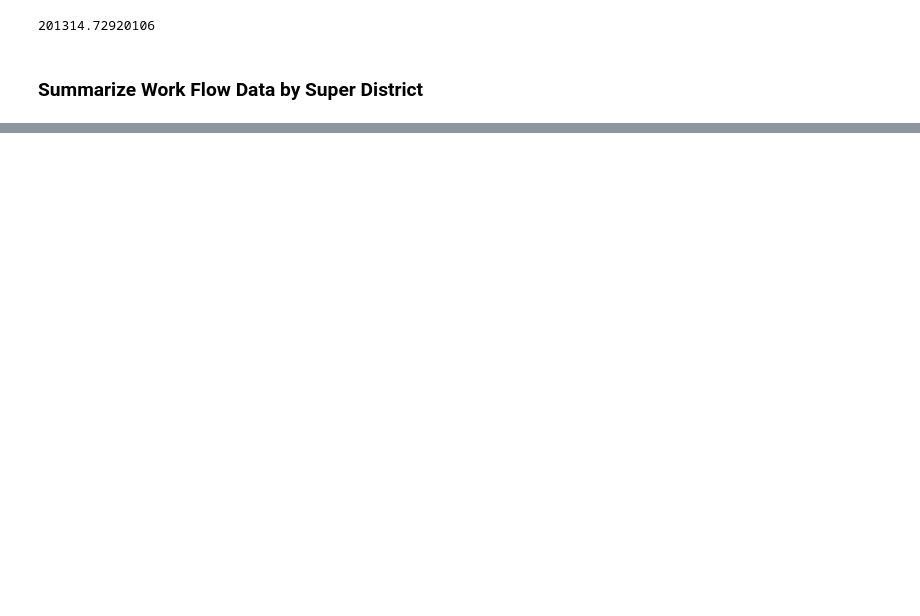
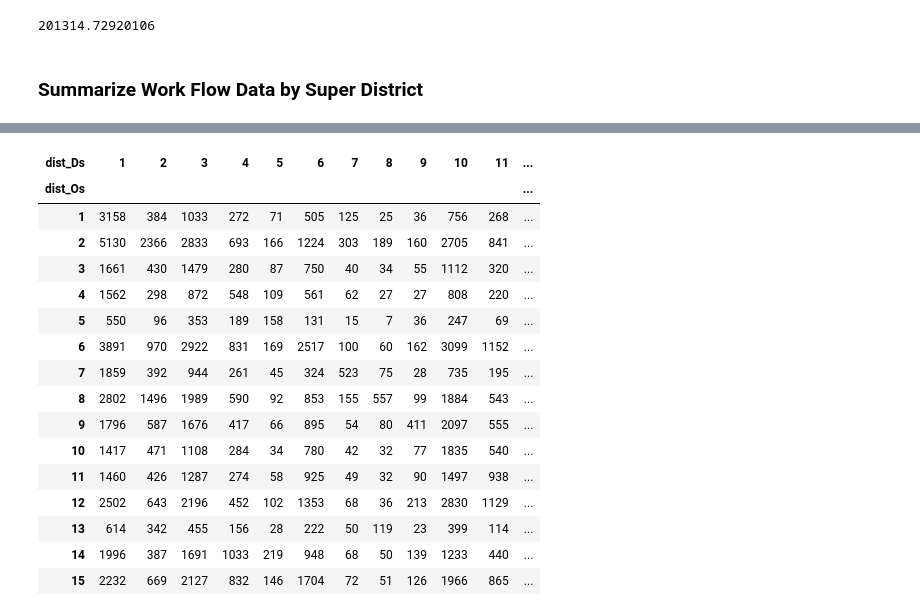
Before and after one commit to wsp-sag/client_chattanooga_rtp_update, a Jupyter notebook: Notebooks/Task 3 - Model Validation/1a_assemble_workflows_observed_data.ipynb, the cells around one changed output, grey strips where cells are left out. Drawn from its saved outputs; the diff is of its cells as text; code cells hidden in the pictures; blank space fills up the shorter version.

```diff
--- a/Notebooks/work_flows_assemble_data.ipynb
+++ b/Notebooks/Task 3 - Model Validation/1a_assemble_workflows_observed_data.ipynb
@@ -579,0 +594,84 @@ set()
+# %%
+def agg_matrix_nxn(matrix, districts):
+    """
+    Aggregate a matrix to district X district format
+
+    matrix: a pandas DataFrame with Os, Ds, and mats format
+    districts:  a pandas DatFrame with zones, district format
+
+    returns a pandas DataFrame in distric x district format
+    """
+
+    assert isinstance(matrix, pd.DataFrame)
+    assert isinstance(districts, pd.DataFrame)
+    assert matrix.shape[1] == 3  # Three columns
+    assert districts.shape[1] == 2 # Two columns
+
+    matrix.rename(columns = dict(zip(matrix.columns.tolist(), ['Os', 'Ds', 'Vals'])), inplace=True)
+    districts.rename(columns = dict(zip(districts.columns.tolist(), ['zone', 'dist'])), inplace=True)
+
+    # Forcing the Os & Ds in matrix, and zone and dist in districts to be of string data type
+    #
+    matrix = matrix.astype({'Os': 'str', 'Ds': 'str'}, copy=False)
+    districts = districts.astype({'zone': 'str', 'dist': 'str'}, copy=False)
+
+    # Get Origin districts
+    matrix = matrix.merge(districts,
+                          how = 'left',
+                          left_on = 'Os',
+                          right_on = 'zone',
+                         )
+    matrix.rename(columns = {'zone': 'zone_Os', 'dist': 'dist_Os'}, inplace=True)
+
+    # Get Destination districts
+    matrix = matrix.merge(districts,
+                          how = 'left',
+                          left_on = 'Ds',
+                          right_on = 'zone',
+                         )
+    matrix.rename(columns = {'zone': 'zone_Ds', 'dist': 'dist_Ds'}, inplace=True)
+
+    matrix_dist = (
+        matrix
+        .groupby(['dist_Os', 'dist_Ds'])
+        .agg({'Vals': np.sum})
+        .reset_index()
+        .pivot(index='dist_Os', columns='dist_Ds', values='Vals')
+        .fillna(value=0)
+    )
+
+    r, c = matrix_dist.shape
+    assert r==c
+
+    #To sort districts in increasing order: from [1, 10, 11, 12, 2, ....] to [1, 2, 3, ... 12]
+    dists = list(map(int, matrix_dist.columns.tolist()))
+    dists.sort()
+    dists = list(map(str, dists))
+
+    matrix_dist = matrix_dist.loc[dists, dists]
+
+
+    return matrix_dist
+
+
+temp = agg_matrix_nxn(lodes_dataframe[['home_geo_id', 'work_geo_id', 'S000']], tract_to_sd_def)
+assert lodes_dataframe['S000'].sum() == temp.sum().sum()
+temp
+# %% [output]
+| dist_Ds | 1 | 2 | 3 | 4 | 5 | 6 | 7 | 8 | 9 | 10 | 11 | ... |
+| dist_Os |  |  |  |  |  |  |  |  |  |  |  | ... |
+| 1 | 3158 | 384 | 1033 | 272 | 71 | 505 | 125 | 25 | 36 | 756 | 268 | ... |
+| 2 | 5130 | 2366 | 2833 | 693 | 166 | 1224 | 303 | 189 | 160 | 2705 | 841 | ... |
+| 3 | 1661 | 430 | 1479 | 280 | 87 | 750 | 40 | 34 | 55 | 1112 | 320 | ... |
+| 4 | 1562 | 298 | 872 | 548 | 109 | 561 | 62 | 27 | 27 | 808 | 220 | ... |
+| 5 | 550 | 96 | 353 | 189 | 158 | 131 | 15 | 7 | 36 | 247 | 69 | ... |
+| 6 | 3891 | 970 | 2922 | 831 | 169 | 2517 | 100 | 60 | 162 | 3099 | 1152 | ... |
+| 7 | 1859 | 392 | 944 | 261 | 45 | 324 | 523 | 75 | 28 | 735 | 195 | ... |
+| 8 | 2802 | 1496 | 1989 | 590 | 92 | 853 | 155 | 557 | 99 | 1884 | 543 | ... |
+| 9 | 1796 | 587 | 1676 | 417 | 66 | 895 | 54 | 80 | 411 | 2097 | 555 | ... |
+| 10 | 1417 | 471 | 1108 | 284 | 34 | 780 | 42 | 32 | 77 | 1835 | 540 | ... |
+| 11 | 1460 | 426 | 1287 | 274 | 58 | 925 | 49 | 32 | 90 | 1497 | 938 | ... |
+| 12 | 2502 | 643 | 2196 | 452 | 102 | 1353 | 68 | 36 | 213 | 2830 | 1129 | ... |
+| 13 | 614 | 342 | 455 | 156 | 28 | 222 | 50 | 119 | 23 | 399 | 114 | ... |
+| 14 | 1996 | 387 | 1691 | 1033 | 219 | 948 | 68 | 50 | 139 | 1233 | 440 | ... |
+| 15 | 2232 | 669 | 2127 | 832 | 146 | 1704 | 72 | 51 | 126 | 1966 | 865 | ... |
```
Also changed, not shown: parts of 8 cells of this notebook, 10 other files.
